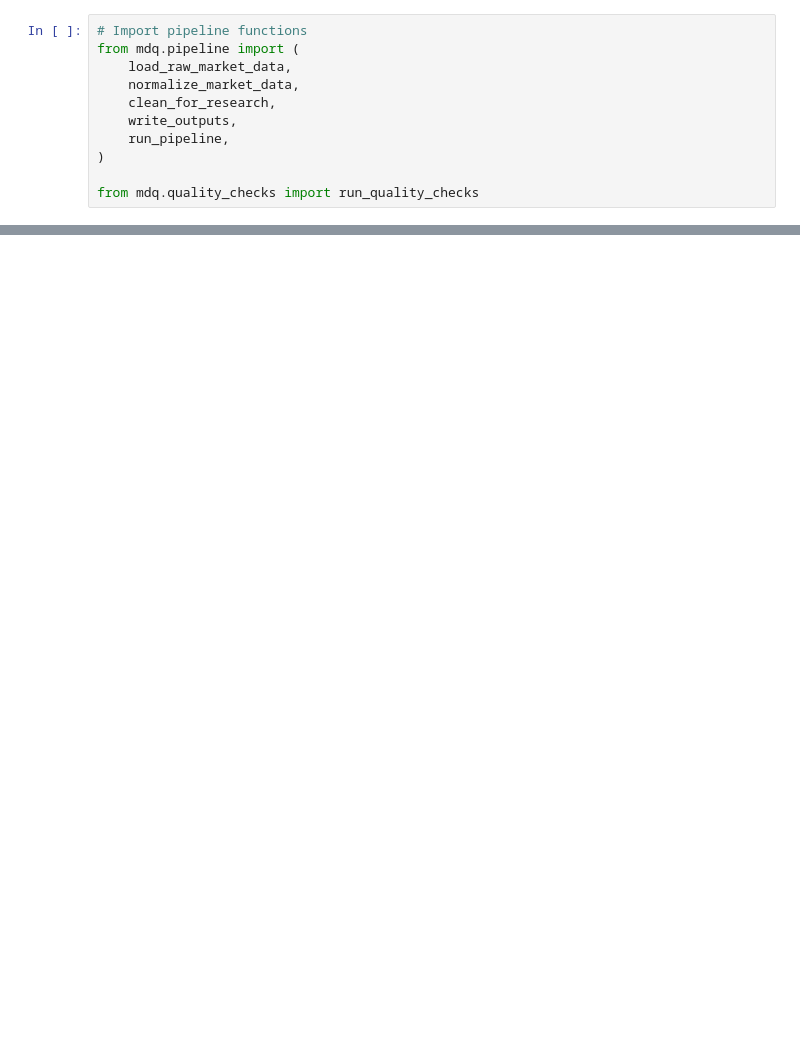
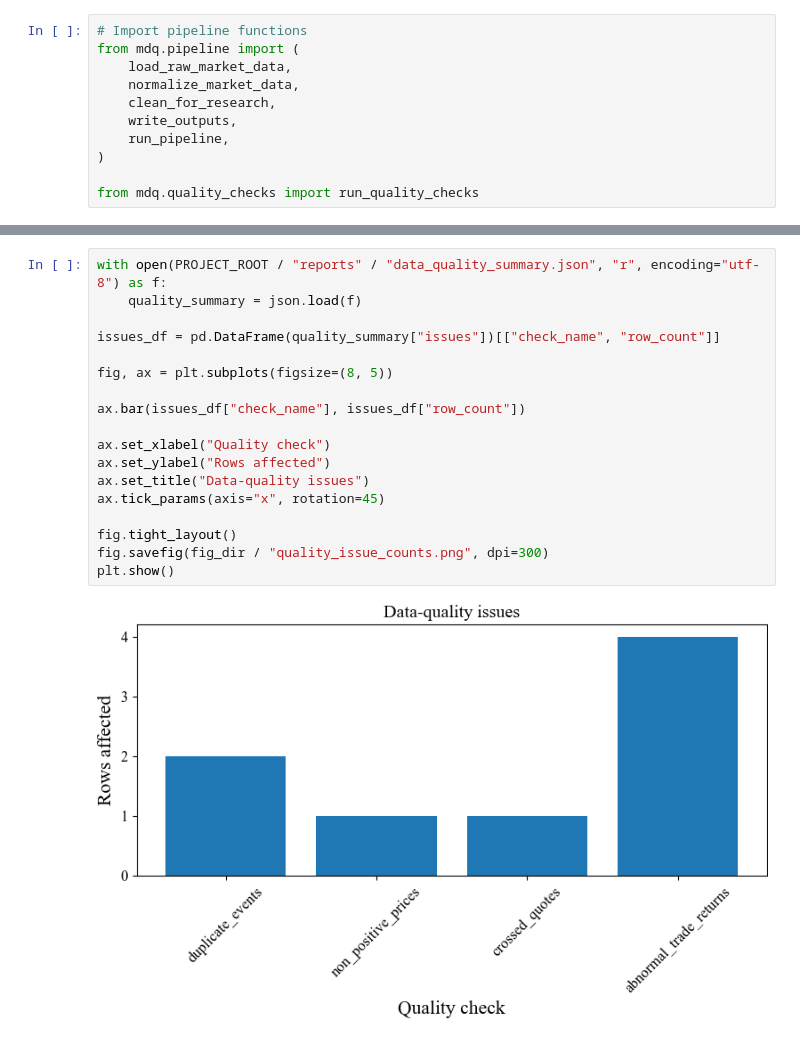
Before and after one commit to alexandrosmak/Quant-Data-Engineering, a Jupyter notebook: notebooks/market_data_quality_demo.ipynb, the cells around one changed output, grey strips where cells are left out. Drawn from its saved outputs; the diff is of its cells as text; blank space fills up the shorter version.

```diff
--- a/notebooks/market_data_quality_demo.ipynb
+++ b/notebooks/market_data_quality_demo.ipynb
@@ -75,0 +345,20 @@ print(report_path.read_text())
+# %%
+with open(PROJECT_ROOT / "reports" / "data_quality_summary.json", "r", encoding="utf-8") as f:
+    quality_summary = json.load(f)
+
+issues_df = pd.DataFrame(quality_summary["issues"])[["check_name", "row_count"]]
+
+fig, ax = plt.subplots(figsize=(8, 5))
+
+ax.bar(issues_df["check_name"], issues_df["row_count"])
+
+ax.set_xlabel("Quality check")
+ax.set_ylabel("Rows affected")
+ax.set_title("Data-quality issues")
+ax.tick_params(axis="x", rotation=45)
+
+fig.tight_layout()
+fig.savefig(fig_dir / "quality_issue_counts.png", dpi=300)
+plt.show()
+# %% [output]
+[figure, added]
```
Also changed, not shown: parts of 19 cells of this notebook, 5 other files.
